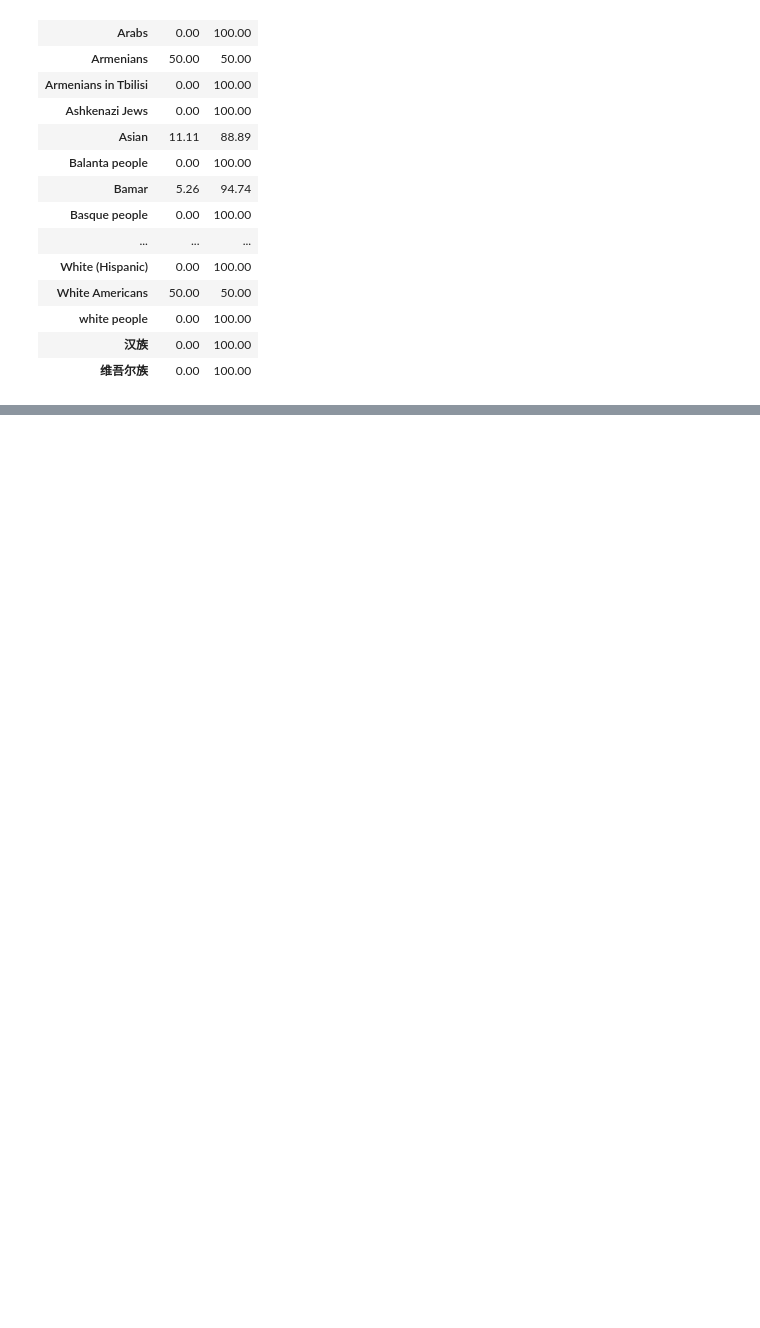
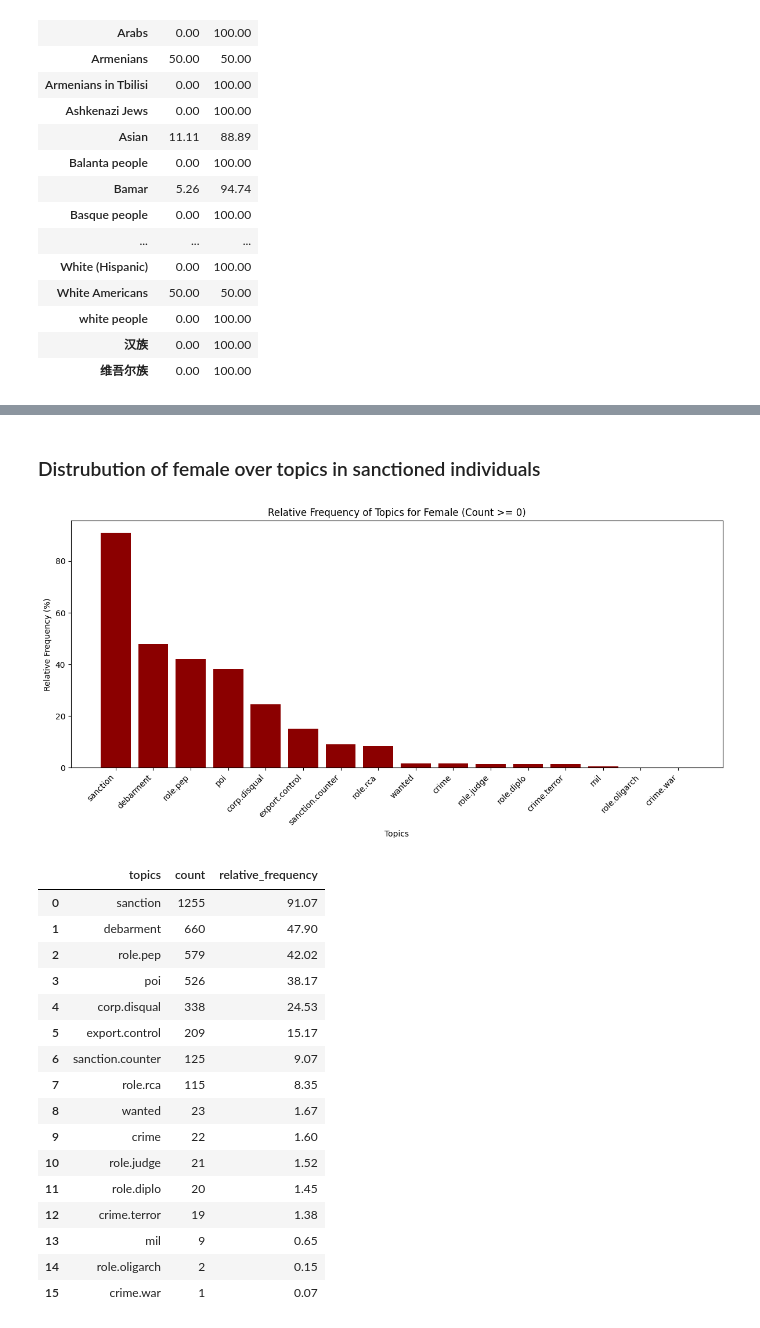
Before and after one commit to jellyrosp/opensanctions, a Jupyter notebook: jupyter_nb/h2/data_plot_h2_csv.ipynb, the cells around one changed output, grey strips where cells are left out. Drawn from its saved outputs; the diff is of its cells as text; code cells hidden in the pictures; blank space fills up the shorter version.

```diff
--- a/jupyter_nb/h2/data_plot_h2_csv.ipynb
+++ b/jupyter_nb/h2/data_plot_h2_csv.ipynb
@@ -100,0 +151,25 @@ nationality_table = csv_categorical_frequency_for_sanctioned_gender(
+# %% [markdown]
+### Distrubution of female over topics in sanctioned individuals
+# %%
+from opensanctions.h2.h2_csv import csv_sanctioned_gender_specific_topics_frequency
+
+csv_sanctioned_gender_specific_topics_frequency(gender='female', min_count=0)
+# %% [output]
+[figure, added]
+|  | topics | count | relative_frequency |
+| 0 | sanction | 1255 | 91.07 |
+| 1 | debarment | 660 | 47.90 |
+| 2 | role.pep | 579 | 42.02 |
+| 3 | poi | 526 | 38.17 |
+| 4 | corp.disqual | 338 | 24.53 |
+| 5 | export.control | 209 | 15.17 |
+| 6 | sanction.counter | 125 | 9.07 |
+| 7 | role.rca | 115 | 8.35 |
+| 8 | wanted | 23 | 1.67 |
+| 9 | crime | 22 | 1.60 |
+| 10 | role.judge | 21 | 1.52 |
+| 11 | role.diplo | 20 | 1.45 |
+| 12 | crime.terror | 19 | 1.38 |
+| 13 | mil | 9 | 0.65 |
+| 14 | role.oligarch | 2 | 0.15 |
+| 15 | crime.war | 1 | 0.07 |
```
Also changed, not shown: parts of 4 cells of this notebook, 4 other files.
